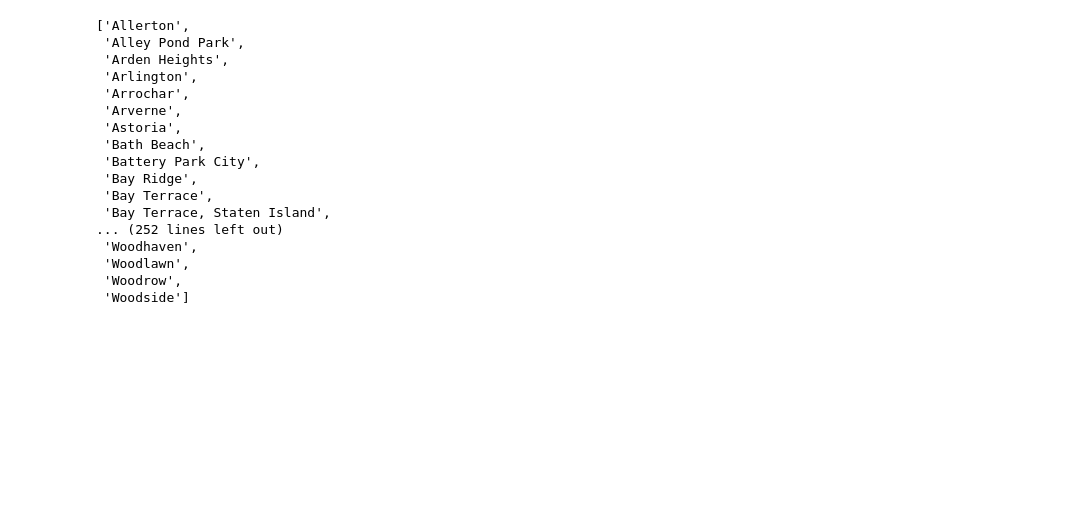
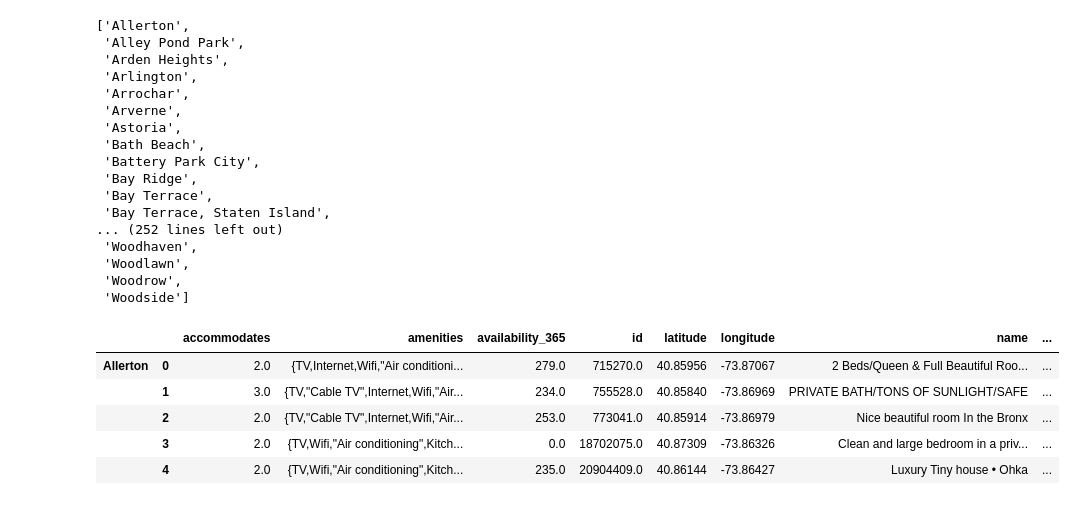
Before and after one commit to christinemazur/project1, a Jupyter notebook: NYCGraphs.ipynb, the cells around one changed output. Cells and saved outputs as stored; diff of their text form; code cells hidden in the pictures; blank space fills up the shorter version.

```diff
--- a/NYCGraphs.ipynb
+++ b/NYCGraphs.ipynb
@@ -254,3 +252,13 @@ neighborhood_json_list
  'Woodlawn',
  'Woodrow',
  'Woodside']
+# %%
+city_df = pd.concat(copy)
+city_df.head()
+# %% [output]
+|  |  | accommodates | amenities | availability_365 | id | latitude | longitude | name | ... |
+| Allerton | 0 | 2.0 | {TV,Internet,Wifi,"Air conditioni... | 279.0 | 715270.0 | 40.85956 | -73.87067 | 2 Beds/Queen & Full Beautiful Roo... | ... |
+|  | 1 | 3.0 | {TV,"Cable TV",Internet,Wifi,"Air... | 234.0 | 755528.0 | 40.85840 | -73.86969 | PRIVATE BATH/TONS OF SUNLIGHT/SAFE | ... |
+|  | 2 | 2.0 | {TV,"Cable TV",Internet,Wifi,"Air... | 253.0 | 773041.0 | 40.85914 | -73.86979 | Nice beautiful room In the Bronx | ... |
+|  | 3 | 2.0 | {TV,Wifi,"Air conditioning",Kitch... | 0.0 | 18702075.0 | 40.87309 | -73.86326 | Clean and large bedroom in a priv... | ... |
+|  | 4 | 2.0 | {TV,Wifi,"Air conditioning",Kitch... | 235.0 | 20904409.0 | 40.86144 | -73.86427 | Luxury Tiny house • Ohka | ... |
```
Also changed, not shown: parts of 3 cells of this notebook, 1 other file.
